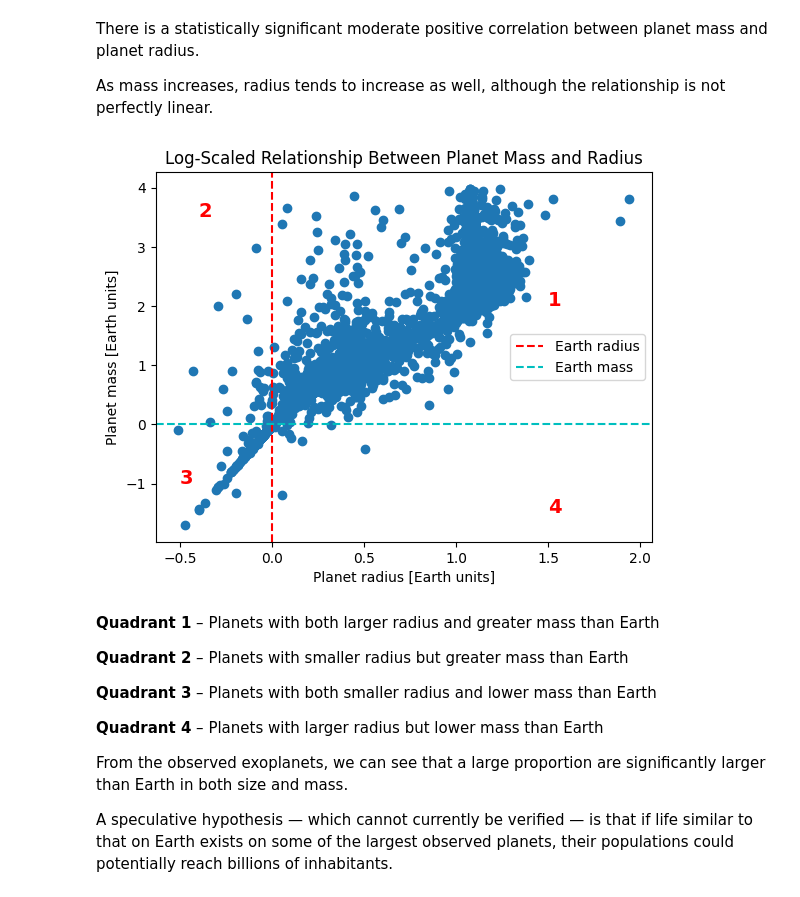
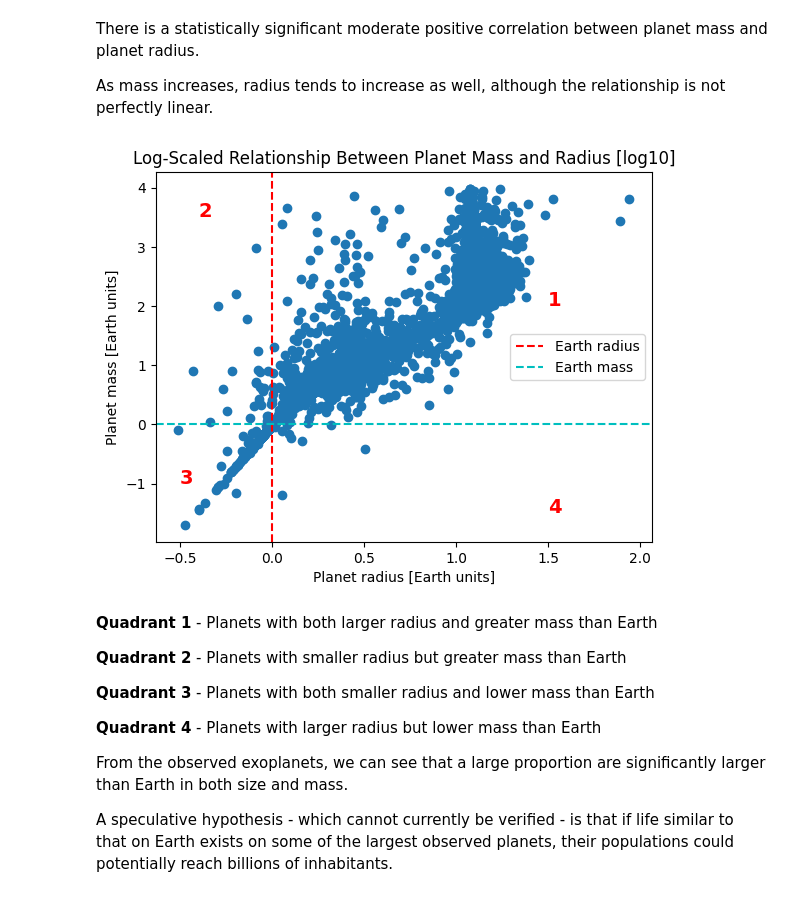
Before and after one commit to plamensve/DS_2026_FP, a Jupyter notebook: notebooks/05_mass_vs_radius.ipynb, the cells around one changed output. Cells and saved outputs as stored; diff of their text form; code cells hidden in the pictures.

```diff
--- a/notebooks/05_mass_vs_radius.ipynb
+++ b/notebooks/05_mass_vs_radius.ipynb
@@ -119,31 +119,31 @@ As mass increases, radius tends to increase as well, although the relationship i
 # %%
 plt.scatter(log10(focused_features['planet_radius_earth']), log10(focused_features['planet_mass_earth']))
 
 plt.axvline(x=0, color='r', linestyle='--', label='Earth radius')
 plt.axhline(y=0, color='c', linestyle='--', label='Earth mass')
 
 # Quadrant labels
 plt.text(1.5, 2, '1', fontsize=14, fontweight='bold', color='r')
 plt.text(-0.4, 3.5, '2', fontsize=14, fontweight='bold', color='r')
 plt.text(-0.5, -1, '3', fontsize=14, fontweight='bold', color='r')
 plt.text(1.5, -1.5, '4', fontsize=14, fontweight='bold', color='r')
 
-plt.title('Log-Scaled Relationship Between Planet Mass and Radius')
+plt.title('Log-Scaled Relationship Between Planet Mass and Radius [log10]')
 plt.xlabel('Planet radius [Earth units]')
 plt.ylabel('Planet mass [Earth units]')
 plt.legend()
 plt.show()
 # %% [output]
-[figure, old version]
+[figure, new version]
 # %% [markdown]
-**Quadrant 1** – Planets with both larger radius and greater mass than Earth
+**Quadrant 1** - Planets with both larger radius and greater mass than Earth
 
-**Quadrant 2** – Planets with smaller radius but greater mass than Earth
+**Quadrant 2** - Planets with smaller radius but greater mass than Earth
 
-**Quadrant 3** – Planets with both smaller radius and lower mass than Earth
+**Quadrant 3** - Planets with both smaller radius and lower mass than Earth
 
-**Quadrant 4** – Planets with larger radius but lower mass than Earth
+**Quadrant 4** - Planets with larger radius but lower mass than Earth
 
 From the observed exoplanets, we can see that a large proportion are significantly larger than Earth in both size and mass.
 
-A speculative hypothesis — which cannot currently be verified — is that if life similar to that on Earth exists on some of the largest observed planets, their populations could potentially reach billions of inhabitants.
+A speculative hypothesis - which cannot currently be verified - is that if life similar to that on Earth exists on some of the largest observed planets, their populations could potentially reach billions of inhabitants.
```
Also changed, not shown: parts of 23 cells of this notebook, 2 other files.
